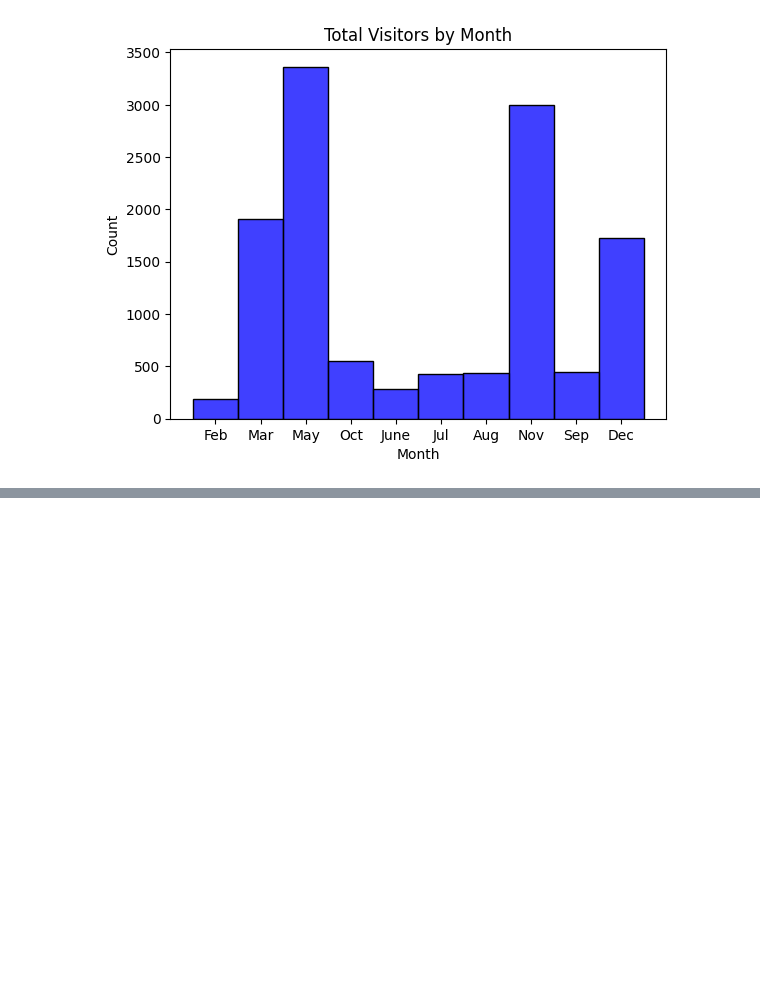
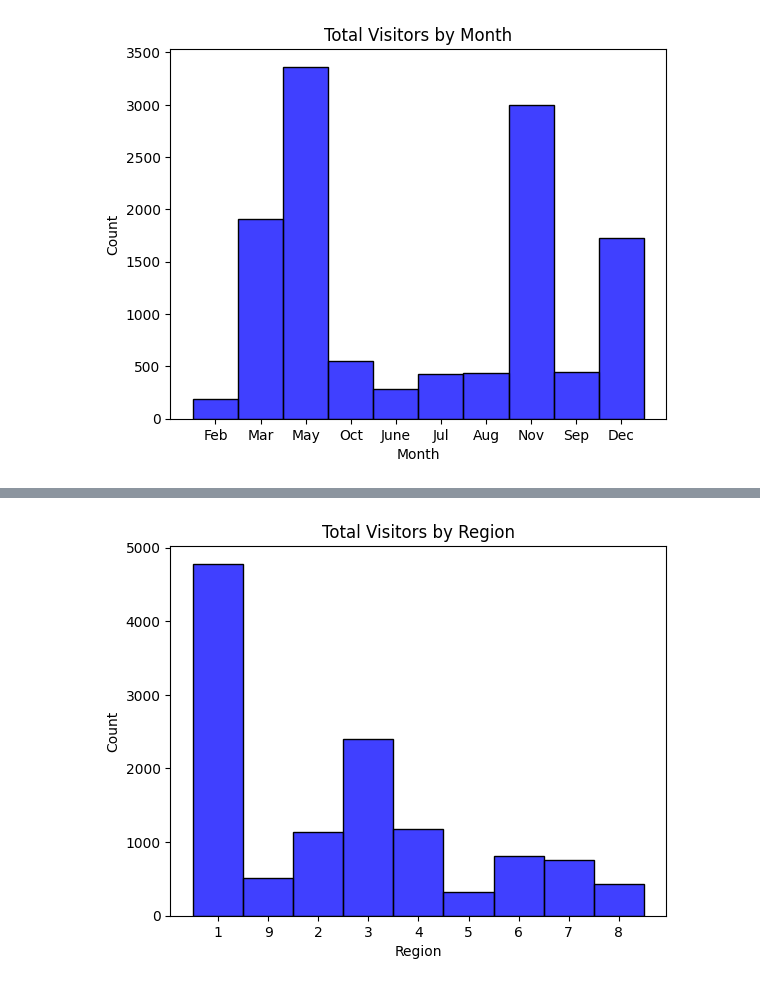
Before and after one commit to kayodeolusanya/Jumia-Online-Shoppers-Intention, a Jupyter notebook: Jumia_Online_Shoppers_Intention.ipynb, the cells around one changed output, grey strips where cells are left out. Saved outputs shown, nothing was run; the diff lists cells and outputs as text; code cells hidden in the pictures; blank space fills up the shorter version.

```diff
--- a/Jumia_Online_Shoppers_Intention.ipynb
+++ b/Jumia_Online_Shoppers_Intention.ipynb
@@ -135,0 +190,6 @@ plt.show();
+# %%
+sns.histplot(df['Region'], color = 'blue')
+plt.title('Total Visitors by Region')
+plt.show()
+# %% [output]
+[figure, added]
```
Also changed, not shown: parts of 6 cells of this notebook.
